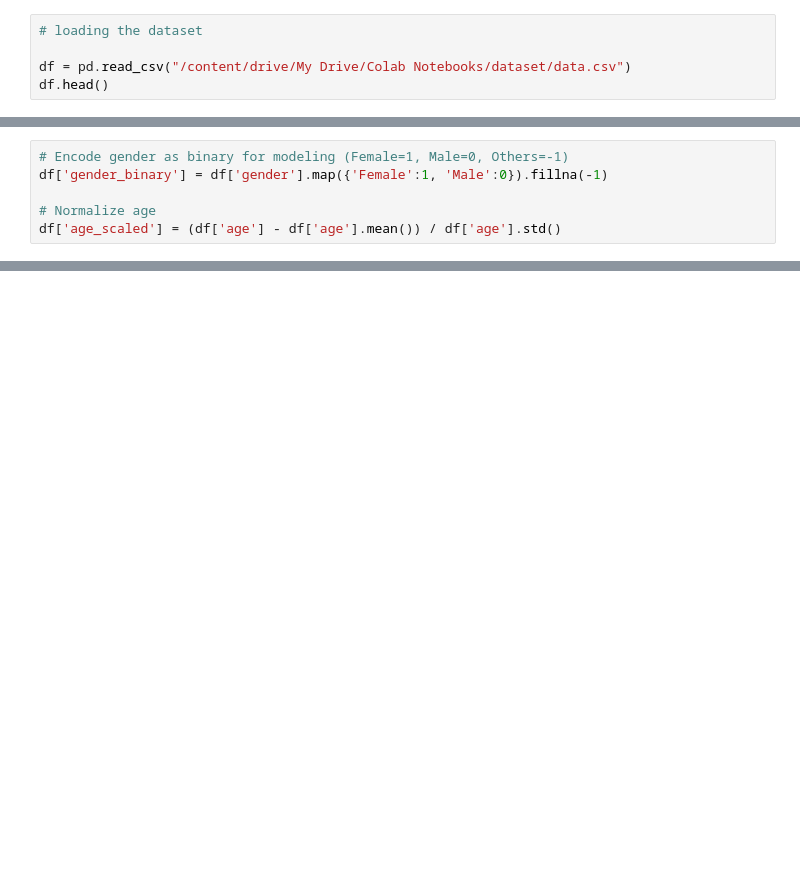
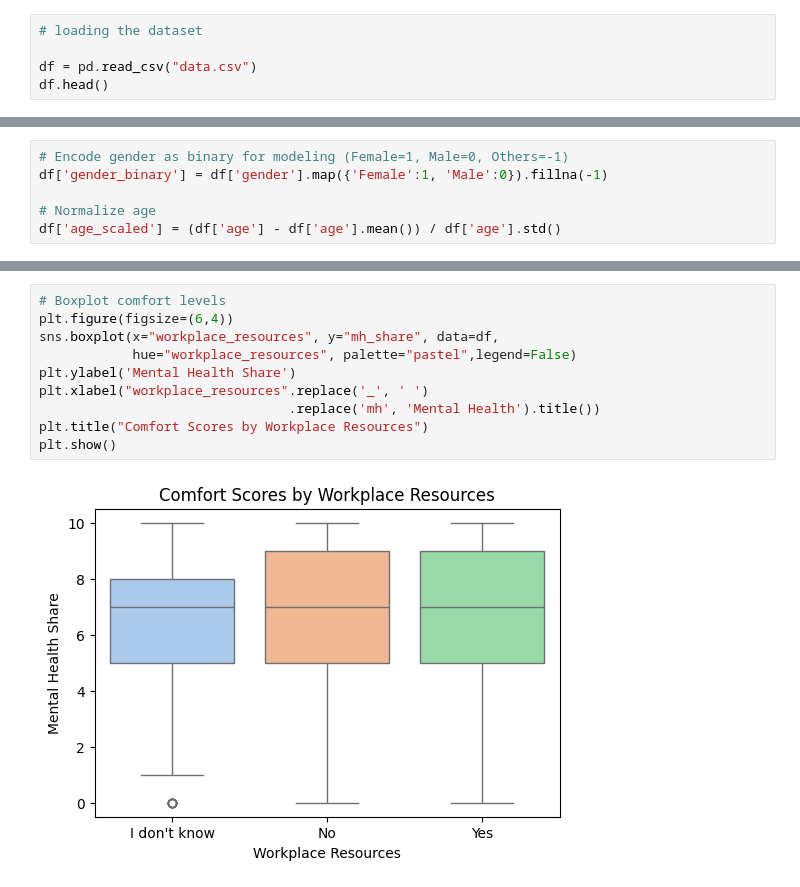
Before and after one commit to aladenisun/MSAAI_500_FinalProject, a Jupyter notebook: Mental_Health_and_Tech.ipynb, the cells around one changed output, grey strips where cells are left out. Saved outputs shown, nothing was run; the diff lists cells and outputs as text; blank space fills up the shorter version.

Commit message:
Push the most updated notebook file

```diff
--- a/Mental_Health_and_Tech.ipynb
+++ b/Mental_Health_and_Tech.ipynb
@@ -35,7 +21,7 @@ from scipy import stats
 # %%
 # loading the dataset
 
-df = pd.read_csv("/content/drive/My Drive/Colab Notebooks/dataset/data.csv")
+df = pd.read_csv("data.csv")
 df.head()
 # %% [output]
 |  | tech_company | benefits | workplace_resources | mh_employer_discussion | mh_coworker_discussion | ... |
@@ -480,0 +166,12 @@ This project investigated the role of workplace supports in shaping employees’
+# %%
+# Boxplot comfort levels
+plt.figure(figsize=(6,4))
+sns.boxplot(x="workplace_resources", y="mh_share", data=df,
+            hue="workplace_resources", palette="pastel",legend=False)
+plt.ylabel('Mental Health Share')
+plt.xlabel("workplace_resources".replace('_', ' ')
+                                .replace('mh', 'Mental Health').title())
+plt.title("Comfort Scores by Workplace Resources")
+plt.show()
+# %% [output]
+[figure, added]
```
Also changed, not shown: parts of 78 cells of this notebook.
